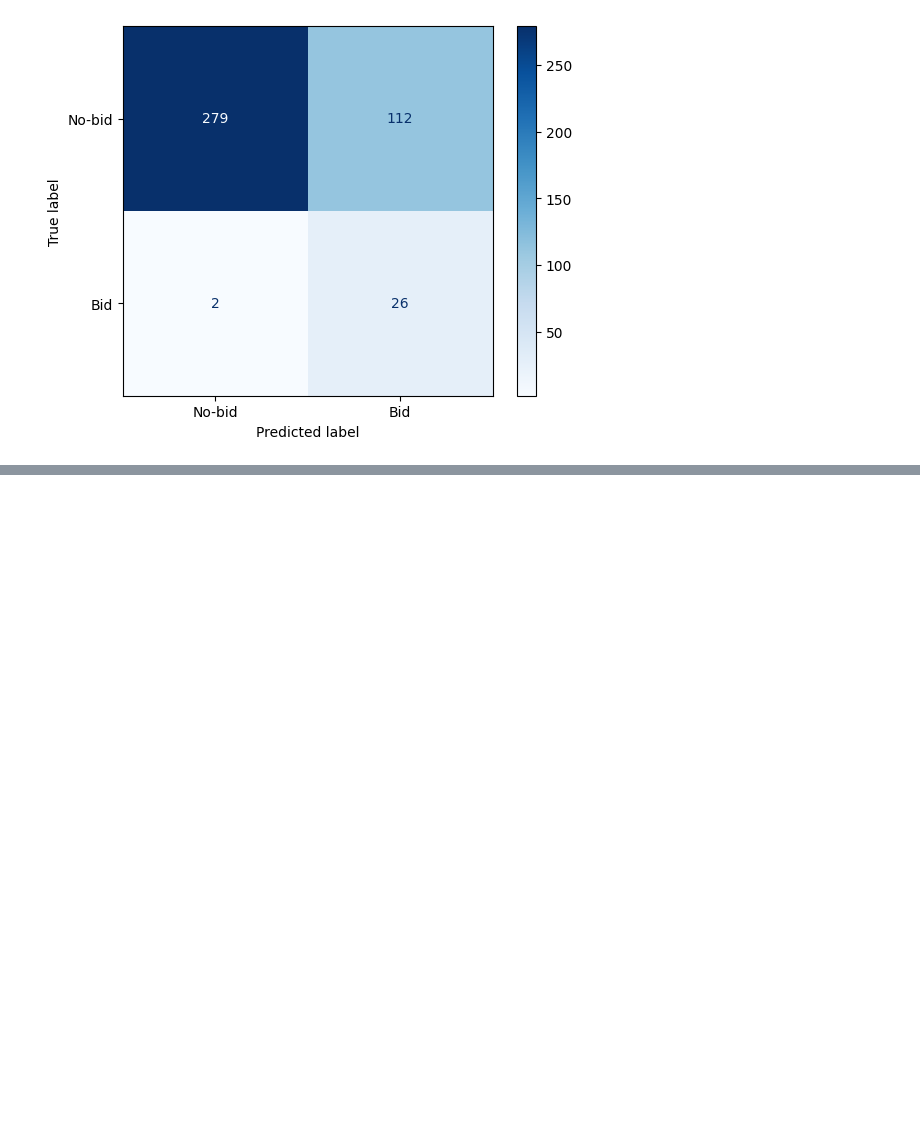
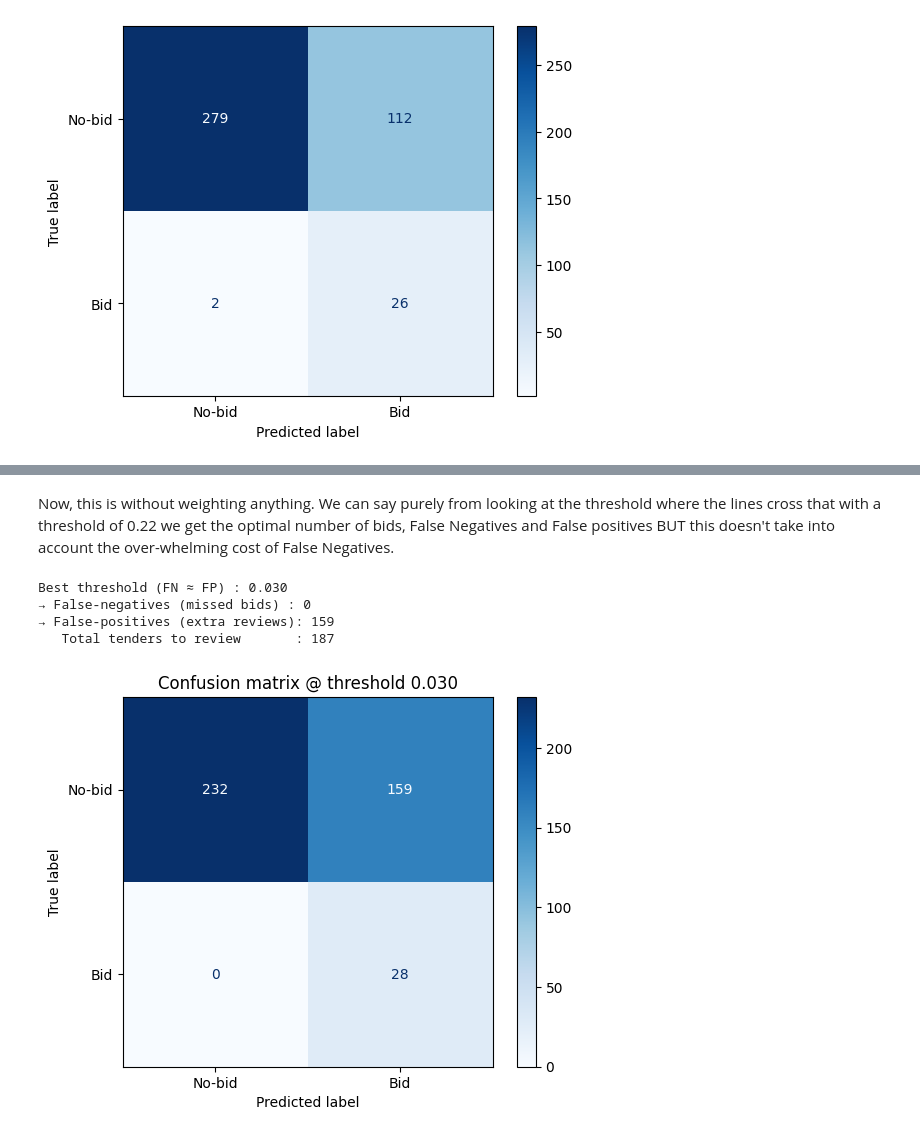
Before and after one commit to robertsweetman/module_2, a Jupyter notebook: python/hybrid_text_model.ipynb, the cells around one changed output, grey strips where cells are left out. Saved outputs shown, nothing was run; the diff lists cells and outputs as text; code cells hidden in the pictures; blank space fills up the shorter version.

```diff
--- a/python/hybrid_text_model.ipynb
+++ b/python/hybrid_text_model.ipynb
@@ -158,0 +257,37 @@ recall = 0.9285714285714286
+# %% [markdown]
+Now, this is without weighting anything. We can say purely from looking at the threshold where the lines cross that with a threshold of 0.22 we get the optimal number of bids, False Negatives and False positives BUT this doesn't take into account the over-whelming cost of False Negatives.
+# %%
+# ------------------------------------------------------------------
+# 5.  Apply a COST to false negative vs. false positives
+# ------------------------------------------------------------------
+stats["cost"] = 50 * stats["false_neg"] + 1 * stats["false_pos"]
+best = stats.loc[stats["cost"].idxmin()]
+
+thr_opt = best["thr"]
+fn_opt  = int(best["false_neg"])
+fp_opt  = int(best["false_pos"])
+
+print(f"Best threshold (FN ≈ FP) : {thr_opt:0.3f}")
+print(f"→ False-negatives (missed bids) : {fn_opt}")
+print(f"→ False-positives (extra reviews): {fp_opt}")
+print(f"   Total tenders to review       : {best['pred_bid']:.0f}")
+
+# Optional sanity-check – confusion matrix at that threshold
+from sklearn.metrics import ConfusionMatrixDisplay, confusion_matrix
+
+y_pred_opt = (proba >= thr_opt).astype(int)
+cm = confusion_matrix(y_test, y_pred_opt, labels=[0, 1])
+
+disp = ConfusionMatrixDisplay(
+    confusion_matrix=cm,
+    display_labels=["No-bid", "Bid"]
+)
+disp.plot(values_format="d", cmap="Blues")
+plt.title(f"Confusion matrix @ threshold {thr_opt:0.3f}")
+plt.show()
+# %% [output]
+Best threshold (FN ≈ FP) : 0.030
+→ False-negatives (missed bids) : 0
+→ False-positives (extra reviews): 159
+   Total tenders to review       : 187
+[figure, added]
```
Also changed, not shown: parts of 5 cells of this notebook, 1 other file.
